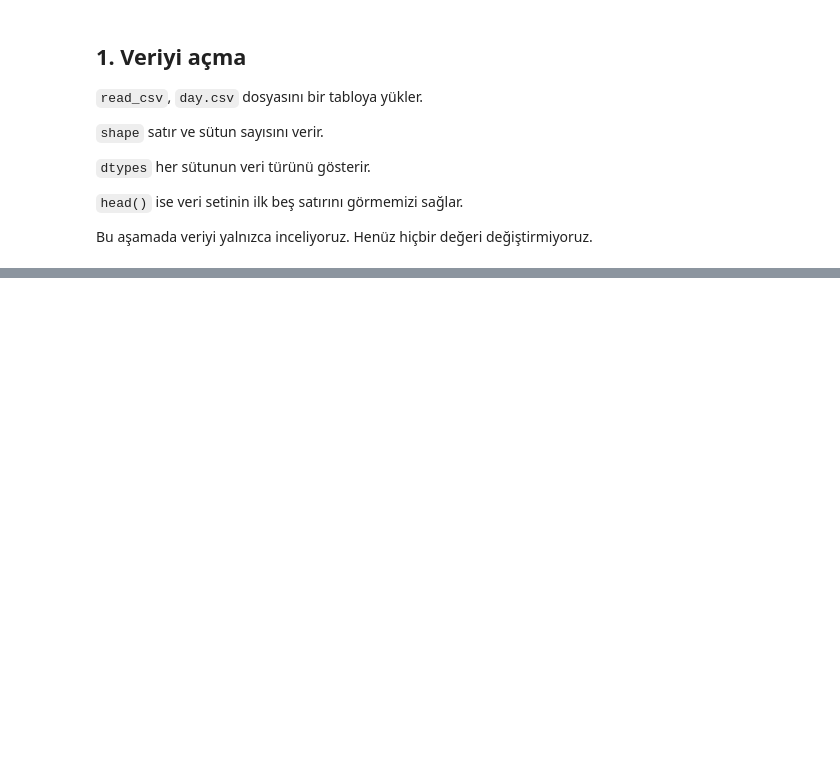
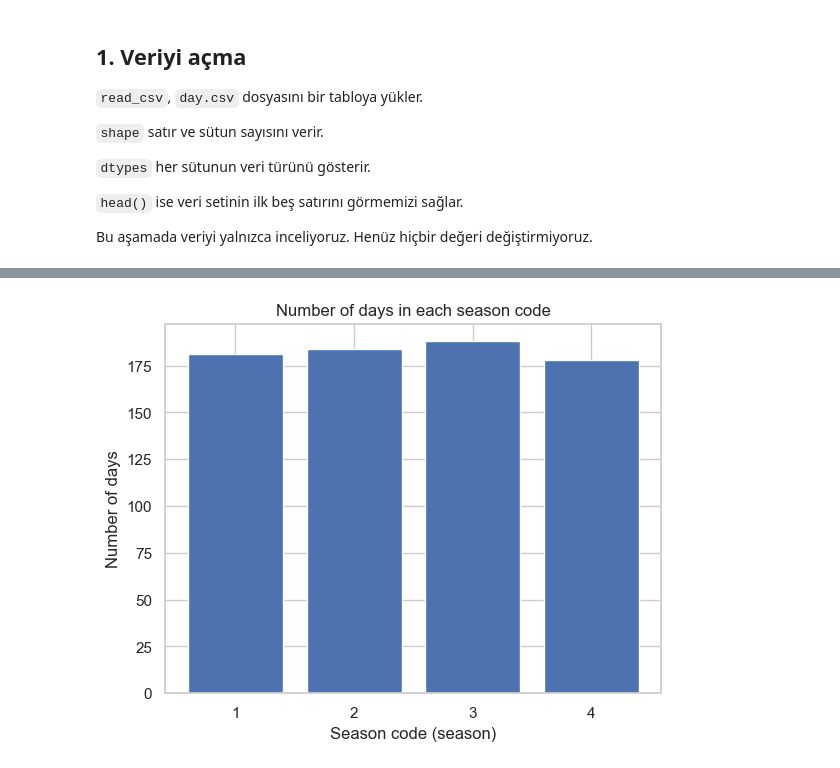
Before and after one commit to husnaaydn/bike-sharing-eda-project, a Jupyter notebook: bike_sharing_project.ipynb, the cells around one changed output, grey strips where cells are left out. Drawn from its saved outputs; the diff is of its cells as text; code cells hidden in the pictures; blank space fills up the shorter version.

```diff
--- a/bike_sharing_project.ipynb
+++ b/bike_sharing_project.ipynb
@@ -41,0 +263,10 @@ NameError: name 'pd' is not defined
+# %%
+counts = df["season"].value_counts().sort_index()
+fig, ax = plt.subplots()
+ax.bar(counts.index.astype(str), counts.values)
+ax.set_xlabel("Season code (season)")
+ax.set_ylabel("Number of days")
+ax.set_title("Number of days in each season code")
+plt.show()
+# %% [output]
+[figure, added]
```
Also changed, not shown: parts of 20 cells of this notebook.
